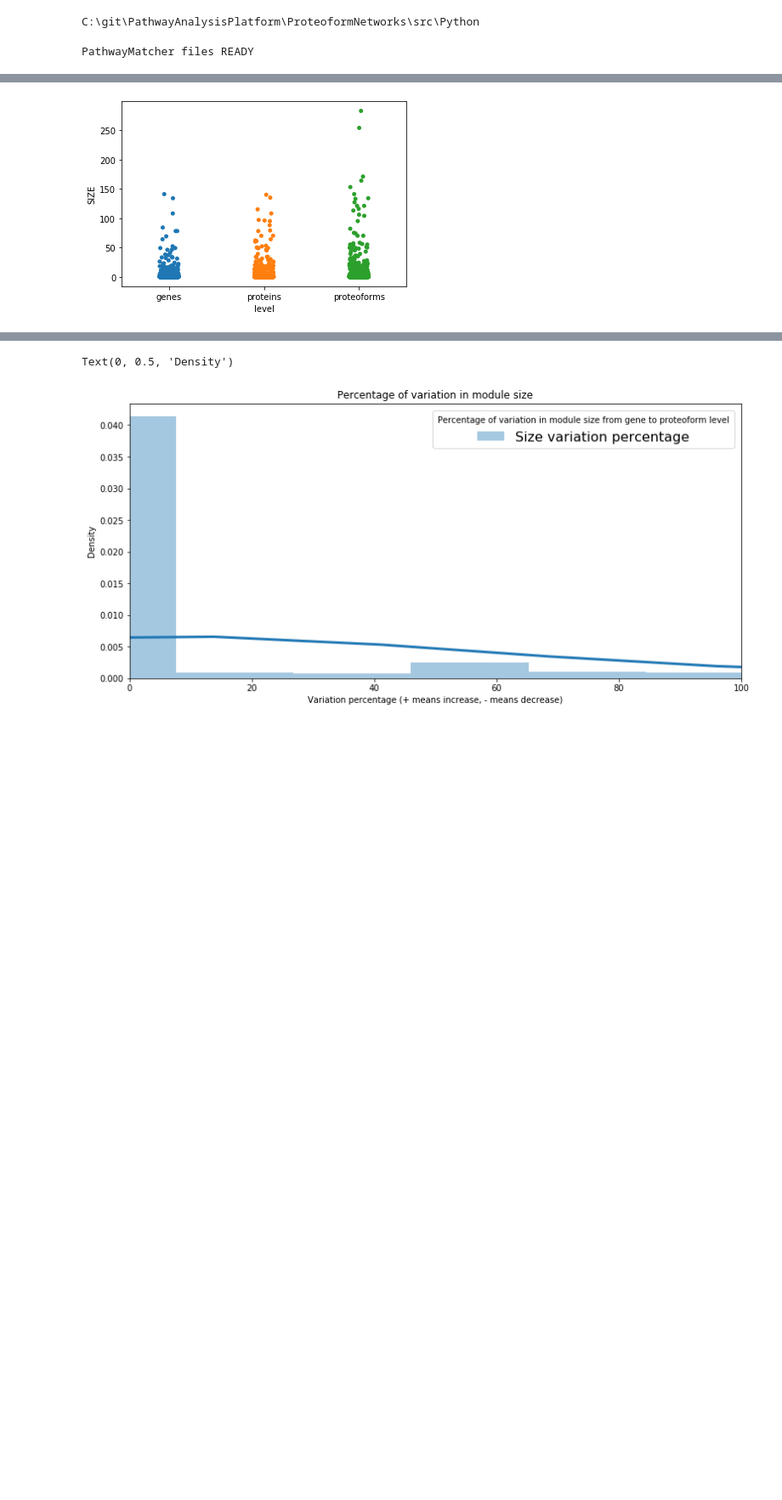
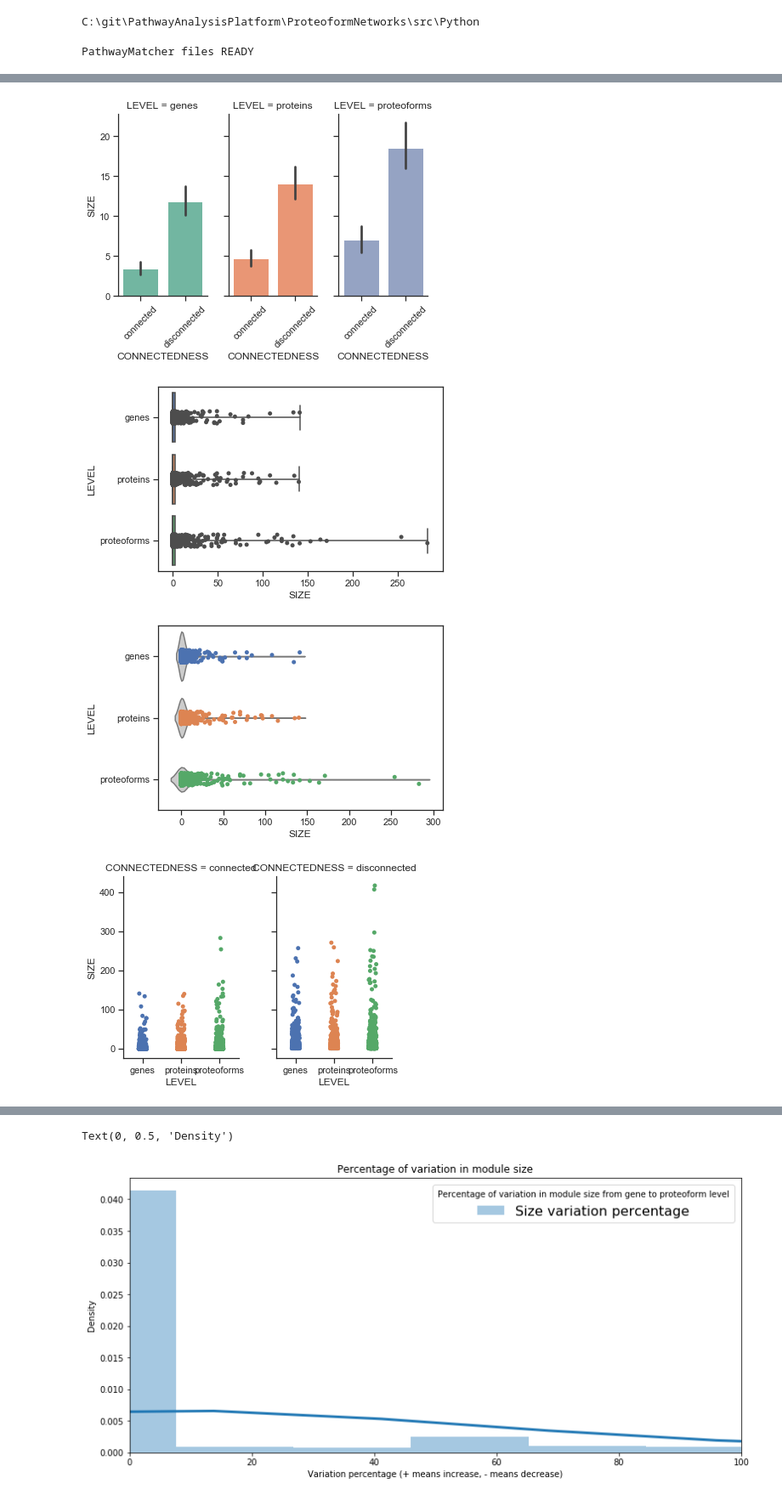
Before and after one commit to PathwayAnalysisPlatform/ProteoformNetworks, a Jupyter notebook: src/Python/overlap_analysis.ipynb, the cells around one changed output, grey strips where cells are left out. Shown: that part at 85% size. Cells and saved outputs as stored; diff of their text form; code cells hidden in the pictures; blank space fills up the shorter version.

Commit message:
New plots for module size with disconnected nodes

```diff
--- a/src/Python/overlap_analysis.ipynb
+++ b/src/Python/overlap_analysis.ipynb
@@ -62,14 +62,24 @@ dataset="PheGenI"
 # pair of traits.
 # Creates a file with a selection of trait pair examples which show decrease in the overlap.
 # %%
-sizes_dict = {level: pd.read_csv(f"../../reports/module_sizes_{level}.tsv", sep="\t") for level in levels}
+sizes_dict_connected = {level: pd.read_csv(f"../../reports/modules/module_sizes_{level}.tsv", sep="\t") for level in levels}
+sizes_dict_disconnected = {level: pd.read_csv(f"../../reports/modules_keep_disconnected/module_sizes_{level}.tsv", sep="\t") for level in levels}
 for level in levels:
     print(f"\n{level}")
-    print(sizes_dict[level].describe())
+    print(sizes_dict_connected[level].describe())
+    print(sizes_dict_disconnected[level].describe())
+    sizes_dict_connected[level]["CONNECTEDNESS"] = "connected"
+    sizes_dict_disconnected[level]["CONNECTEDNESS"] = "disconnected"
 
-
-sizes_df = pd.concat(sizes_dict, names=["level", "index"])
-sizes_df[sizes_df.index.get_level_values("level") == "genes"]
+sizes_df_connected = pd.concat(sizes_dict_connected, names=["level", "index"])
+sizes_df_disconnected = pd.concat(sizes_dict_disconnected, names=["level", "index"])
+# sizes_df[sizes_df.index.get_level_values("level") == "genes"]
+# sizes_df = pd.concat([sizes_df_connected, sizes_dict_disconnected], names=["level", "index"])
+# sizes_df
+sizes_df_connected["LEVEL"] = sizes_df_connected.index.get_level_values("level")
+sizes_df_disconnected["LEVEL"] = sizes_df_disconnected.index.get_level_values("level")
+sizes_df = pd.concat([sizes_df_connected, sizes_df_disconnected])
+sizes_df
 # %% [output]
 genes
              SIZE
@@ -106,12 +115,46 @@ max    283.000000
 # %%
 # Do the following plots for the modules in two cases: keeping disconnected nodes and removing them
     # Jitter plot showing the sizes for genes, proteins and proteoforms
     # Jitter plot showing the difference in size fom genes to proteins and from proteins to proteoforms.
 # sizes_df = pd.DataFrame()
 # for level in levels:
 #     sizes_df[f"SIZES_{level.upper()}"] = sizes_dict[level]["SIZES"]
 
-sizes_stripplot = sns.stripplot(x=sizes_df.index.get_level_values("level"), y="SIZE", data=sizes_df)
+sns.set(style="ticks")
+g = sns.FacetGrid(sizes_df, col="LEVEL", height=4, aspect=.5, hue="LEVEL", palette="Set2")
+g.map(sns.barplot, "CONNECTEDNESS", "SIZE");
+g.set_xticklabels(rotation=45)
 plt.show()
+
+ax = sns.boxplot(x="SIZE", y="LEVEL", data=sizes_df_connected, whis=np.inf)
+ax = sns.stripplot(x="SIZE", y="LEVEL", data=sizes_df_connected, jitter=True, color=".3")
+plt.show()
+
+ax = sns.violinplot(x="SIZE", y="LEVEL", data=sizes_df_connected, inner=None, color=".8")
+ax = sns.stripplot(x="SIZE", y="LEVEL", data=sizes_df_connected, jitter=True)
+plt.show()
+
+g = sns.catplot(x="LEVEL", y="SIZE",
+                hue="LEVEL", col="CONNECTEDNESS",
+                data=sizes_df, kind="strip",
+                jitter=True,
+                height=4, aspect=.7);
+plt.show()
+
+g = sns.catplot(x="CONNECTEDNESS", y="SIZE",
+                hue="CONNECTEDNESS", col="LEVEL",
+                data=sizes_df, kind="strip",
+                jitter=True,
+                height=4, aspect=.7);
+plt.show()
+
+g = sns.catplot(x="SIZE", y="LEVEL", hue="CONNECTEDNESS", data=sizes_df, kind="violin")
+plt.show()
+
+g = sns.catplot(x="SIZE", y="CONNECTEDNESS", hue="LEVEL", data=sizes_df, kind="violin")
+plt.show()
 # %% [output]
-[figure, old version]
+[figure, new version]
+[figure, added]
+[figure, added]
+[figure, added]
```
Also changed, not shown: parts of 3 cells of this notebook, 7 other files.
